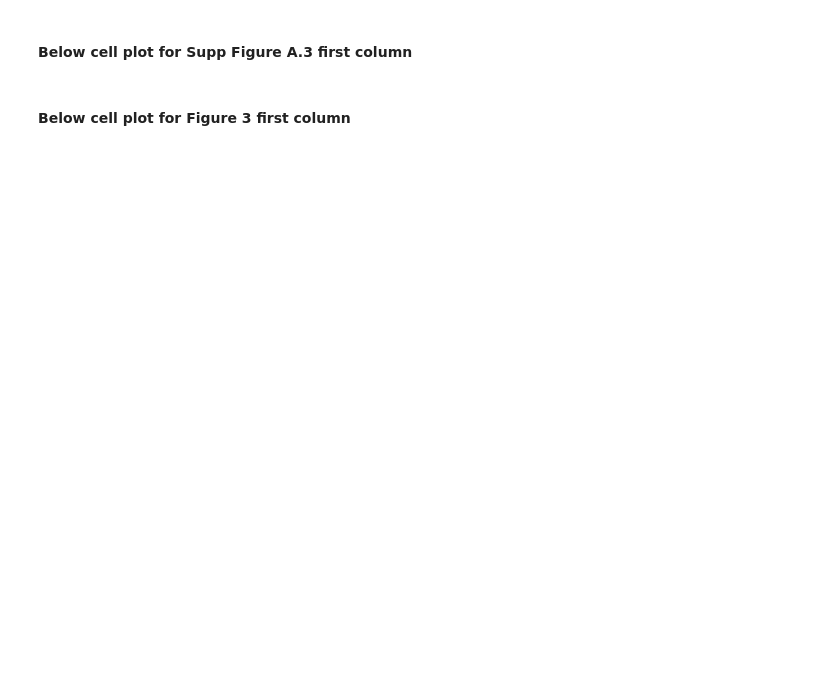
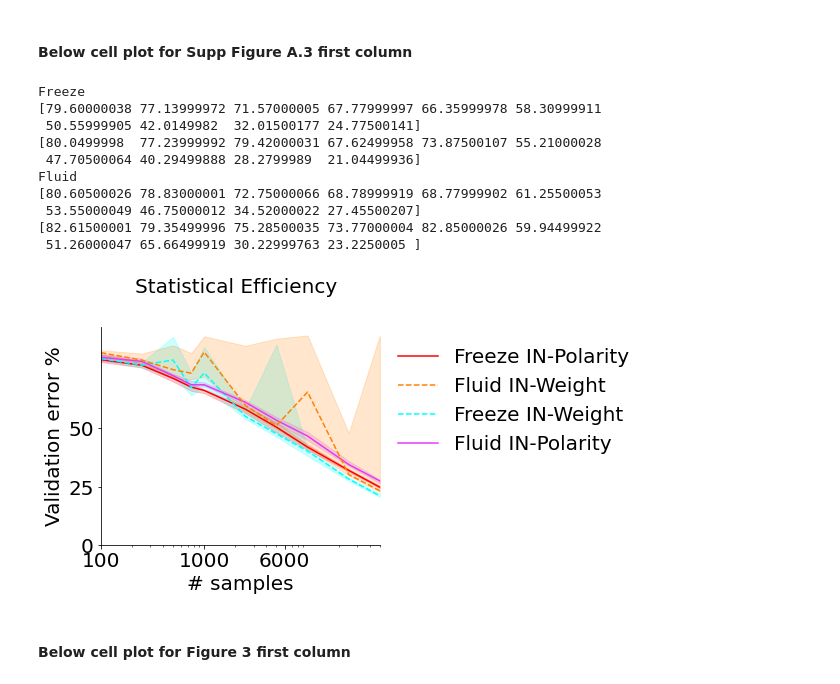
Before and after one commit to AliceQingyangWang/weightPolarityExpr, a Jupyter notebook: CV/tutorial_CV.ipynb, the cells around one changed output. Drawn from its saved outputs; the diff is of its cells as text; code cells hidden in the pictures; blank space fills up the shorter version.

```diff
--- a/CV/tutorial_CV.ipynb
+++ b/CV/tutorial_CV.ipynb
@@ -211,7 +239,7 @@ for resetType in resetType_list:
     x_coord = np.array(sample_size_list)
     xlim=[np.min(x_coord), np.max(x_coord)]
     ylim=0
-    color_list = ['r','b', [0,1,1], [1,.5,0]]
+    color_list = ['r'] + [distinct_clr_5[ii] for ii in [2,3,4]]
 
     for didx, doWeightFreeze in enumerate(doWeightFreeze_list):
         if doWeightFreeze:
@@ -219,38 +247,46 @@ for resetType in resetType_list:
             typeStr_dict = '\'freeze\''
         else:
             typeStr = 'Fluid'
             typeStr_dict = '\'liquid\''
 
         print(typeStr)
         x_mat = conver_smart.query(dict_to_query({'typeStr':typeStr_dict, 'resetType':'\''+resetType+'\''}))['acc'].tolist()[0]
-        if doWeightFreeze:
-            typeStrTmp = typeStr+' IN-Polarity'
-        else:
-            typeStrTmp = typeStr
-        plot_median_plus_example((1-x_mat)*100, x_coord, ylim, xlim, typeStrTmp, doExample, thisAx, color=color_list[didx])
+        plot_median_plus_example((1-x_mat)*100, x_coord, ylim, xlim, typeStr+' IN-Polarity', doExample, thisAx, color=color_list[didx])
         # plot_sem((1-x_mat)*100, x_coord, ylim, xlim, typeStr, thisAx, color=color_list[didx])
 
         x_mat = conver_finetune.query(dict_to_query({'typeStr':typeStr_dict, 'resetType':'\''+resetType+'\''}))['acc'].tolist()[0]
         plot_median_plus_example((1-x_mat)*100, x_coord, ylim, xlim, typeStr+' IN-Weight', doExample, thisAx, color=color_list[didx+2], lineType = '--')
         # plot_sem((1-x_mat)*100, x_coord, ylim, xlim, typeStr, thisAx, color=color_list[didx], lineType = '--')
 
     # plt.plot([100,50000], [50,50], '--', color=[.5,.5,.5])
     # plt.plot([100,6000], [20,20], '--', color=[.5,.5,.5])
 
     simpleaxis(thisAx)
     thisAx.set_xscale('log')
     thisAx.set_xticks([100,1000,6000], ['%d' % x for x in [100,1000,6000]], fontsize=fontsize)
     thisAx.set_yticks([0,25,50], ['%d' % x for x in [0,25,50]], fontsize=fontsize)
     # thisAx.set_xticks([100,5000,50000], ['%d' % x for x in [100,5000,50000]], fontsize=fontsize)
     # thisAx.set_yticks([0,50,100], ['%d' % x for x in [0,50,100]], fontsize=fontsize)
     # thisAx.set_ylim([0,40])
     thisAx.set_xlabel('# samples', fontsize=fontsize)
     thisAx.set_ylabel('Validation error %', fontsize=fontsize)
     handles, labels = thisAx.get_legend_handles_labels()
     fig.text(0.5,1,'Statistical Efficiency', ha='center', fontsize=fontsize)
 
     by_label = {labels[i]:handles[i] for i in [0,3,1,2]}
     lgd = thisAx.legend(by_label.values(), by_label.keys(), loc='upper left', bbox_to_anchor=(1,.99), fancybox=True, framealpha=0, fontsize=fontsize)
-    plt.savefig(os.path.join(os.getcwd(), 'sample_efficiency_finetune.png'), dpi=400, bbox_inches = 'tight')
+    # plt.savefig(os.path.join(os.getcwd(), 'sample_efficiency_finetune.png'), dpi=400, bbox_inches = 'tight')
+# %% [output]
+Freeze
+[79.60000038 77.13999972 71.57000005 67.77999997 66.35999978 58.30999911
+ 50.55999905 42.0149982  32.01500177 24.77500141]
+[80.0499998  77.23999992 79.42000031 67.62499958 73.87500107 55.21000028
+ 47.70500064 40.29499888 28.2799989  21.04499936]
+Fluid
+[80.60500026 78.83000001 72.75000066 68.78999919 68.77999902 61.25500053
+ 53.55000049 46.75000012 34.52000022 27.45500207]
+[82.61500001 79.35499996 75.28500035 73.77000004 82.85000026 59.94499922
+ 51.26000047 65.66499919 30.22999763 23.2250005 ]
+[figure, added]
 # %% [markdown]
 #### Below cell plot for Figure 3 first column
```
Also changed, not shown: parts of 13 cells of this notebook, 7 other files.
